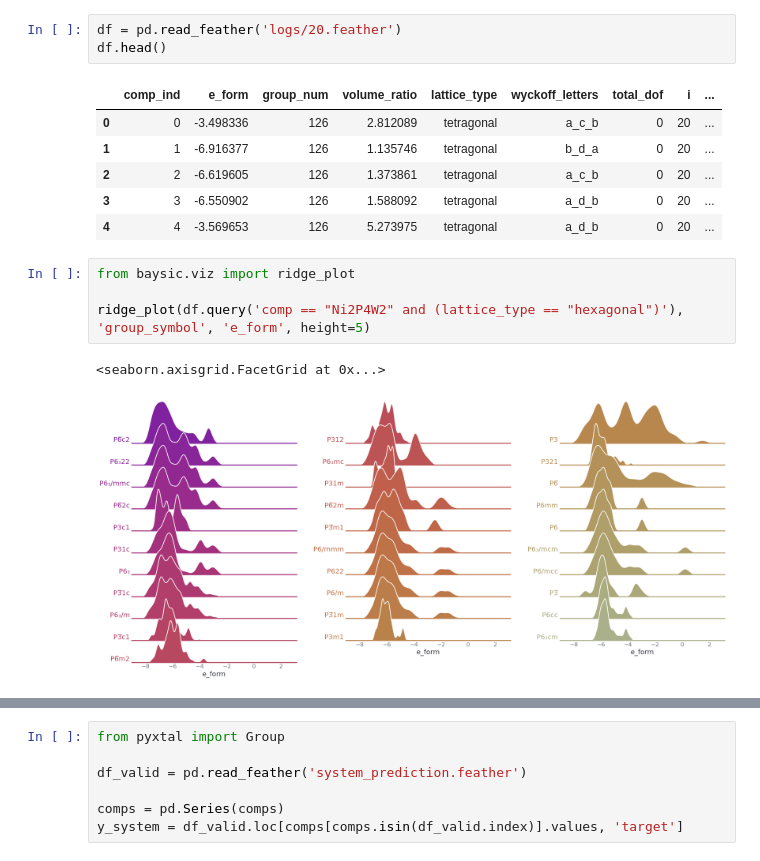
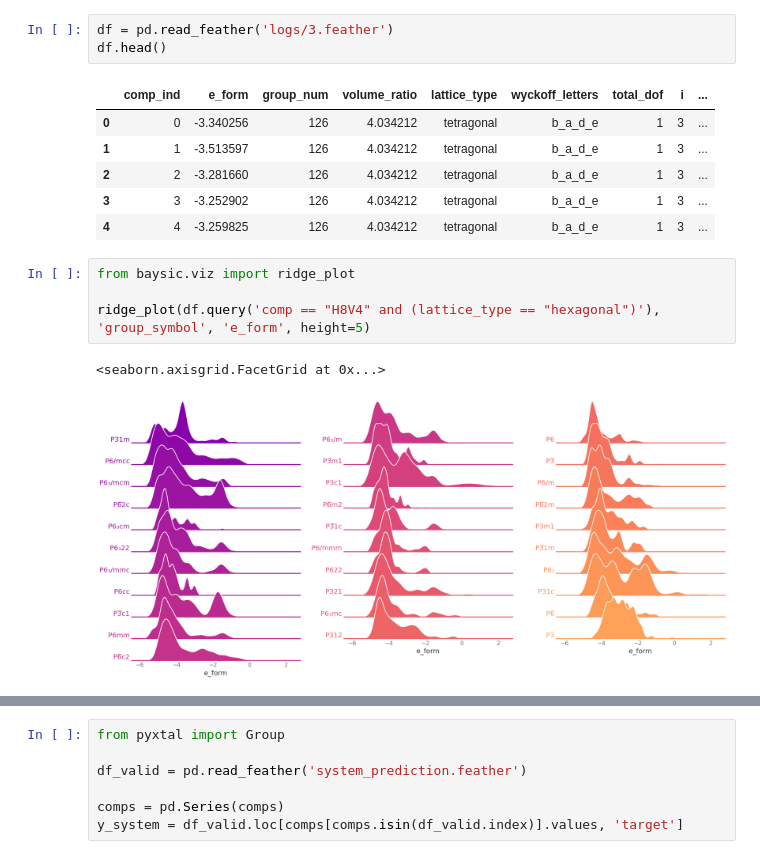
Before and after one commit to nicholas-miklaucic/baysic, a Jupyter notebook: group-latents-better.ipynb, the cells around one changed output, grey strips where cells are left out. Drawn from its saved outputs; the diff is of its cells as text.

```diff
--- a/group-latents-better.ipynb
+++ b/group-latents-better.ipynb
@@ -15,17 +10,17 @@ BokehDeprecationWarning: "Use of 'Figure' as a key in Theme attributes" was depr
 # %%
-df = pd.read_feather('logs/20.feather')
+df = pd.read_feather('logs/3.feather')
 df.head()
 # %% [output]
 |  | comp_ind | e_form | group_num | volume_ratio | lattice_type | wyckoff_letters | total_dof | i | ... |
-| 0 | 0 | -3.498336 | 126 | 2.812089 | tetragonal | a_c_b | 0 | 20 | ... |
-| 1 | 1 | -6.916377 | 126 | 1.135746 | tetragonal | b_d_a | 0 | 20 | ... |
-| 2 | 2 | -6.619605 | 126 | 1.373861 | tetragonal | a_c_b | 0 | 20 | ... |
-| 3 | 3 | -6.550902 | 126 | 1.588092 | tetragonal | a_d_b | 0 | 20 | ... |
-| 4 | 4 | -3.569653 | 126 | 5.273975 | tetragonal | a_d_b | 0 | 20 | ... |
+| 0 | 0 | -3.340256 | 126 | 4.034212 | tetragonal | b_a_d_e | 1 | 3 | ... |
+| 1 | 1 | -3.513597 | 126 | 4.034212 | tetragonal | b_a_d_e | 1 | 3 | ... |
+| 2 | 2 | -3.281660 | 126 | 4.034212 | tetragonal | b_a_d_e | 1 | 3 | ... |
+| 3 | 3 | -3.252902 | 126 | 4.034212 | tetragonal | b_a_d_e | 1 | 3 | ... |
+| 4 | 4 | -3.259825 | 126 | 4.034212 | tetragonal | b_a_d_e | 1 | 3 | ... |
 # %%
 from baysic.viz import ridge_plot
 
-ridge_plot(df.query('comp == "Ni2P4W2" and (lattice_type == "hexagonal")'), 'group_symbol', 'e_form', height=5)
+ridge_plot(df.query('comp == "H8V4" and (lattice_type == "hexagonal")'), 'group_symbol', 'e_form', height=5)
 # %% [output]
 <seaborn.axisgrid.FacetGrid at 0x...>
-[figure, old version]
+[figure, new version]
```
Also changed, not shown: parts of 29 cells of this notebook, 6 other files.
